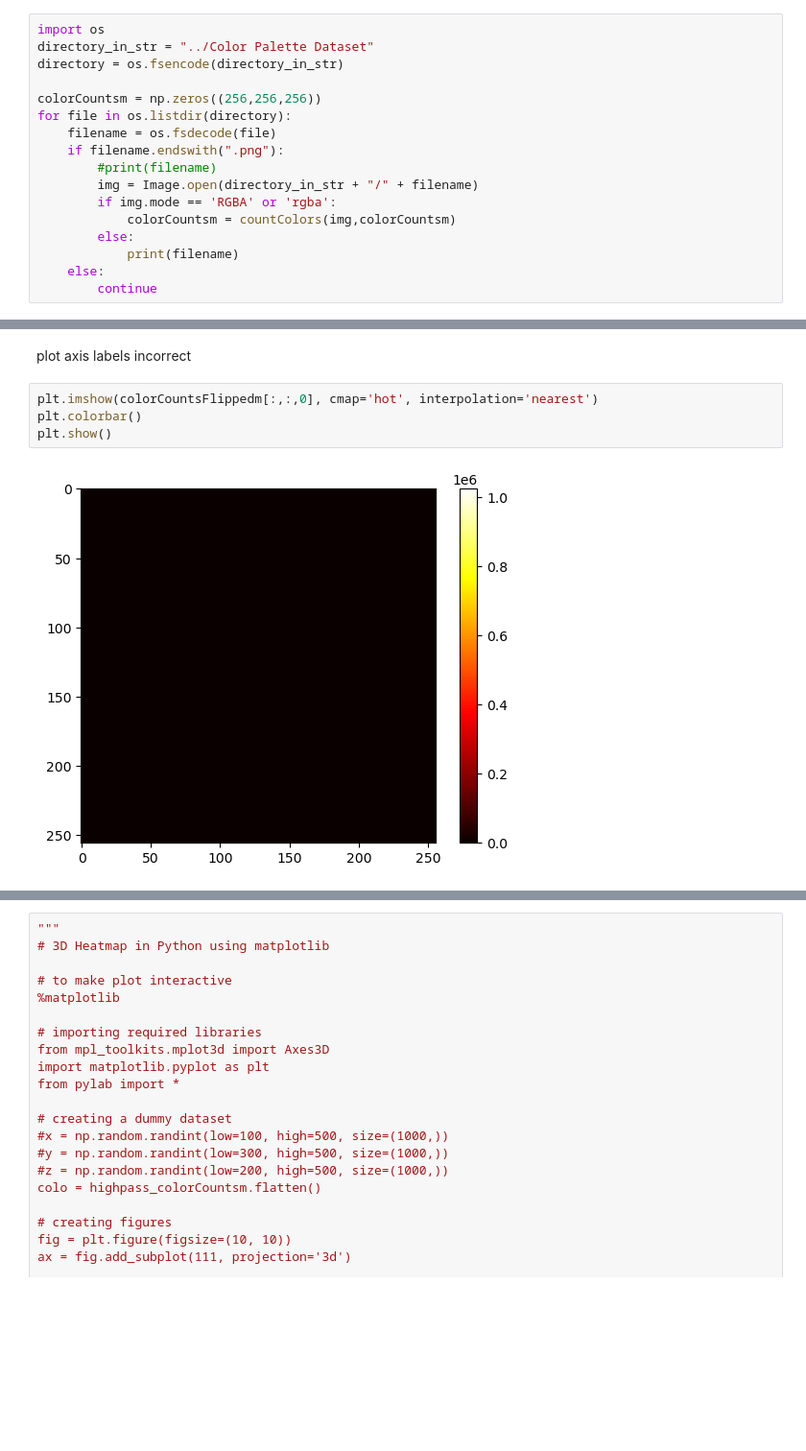
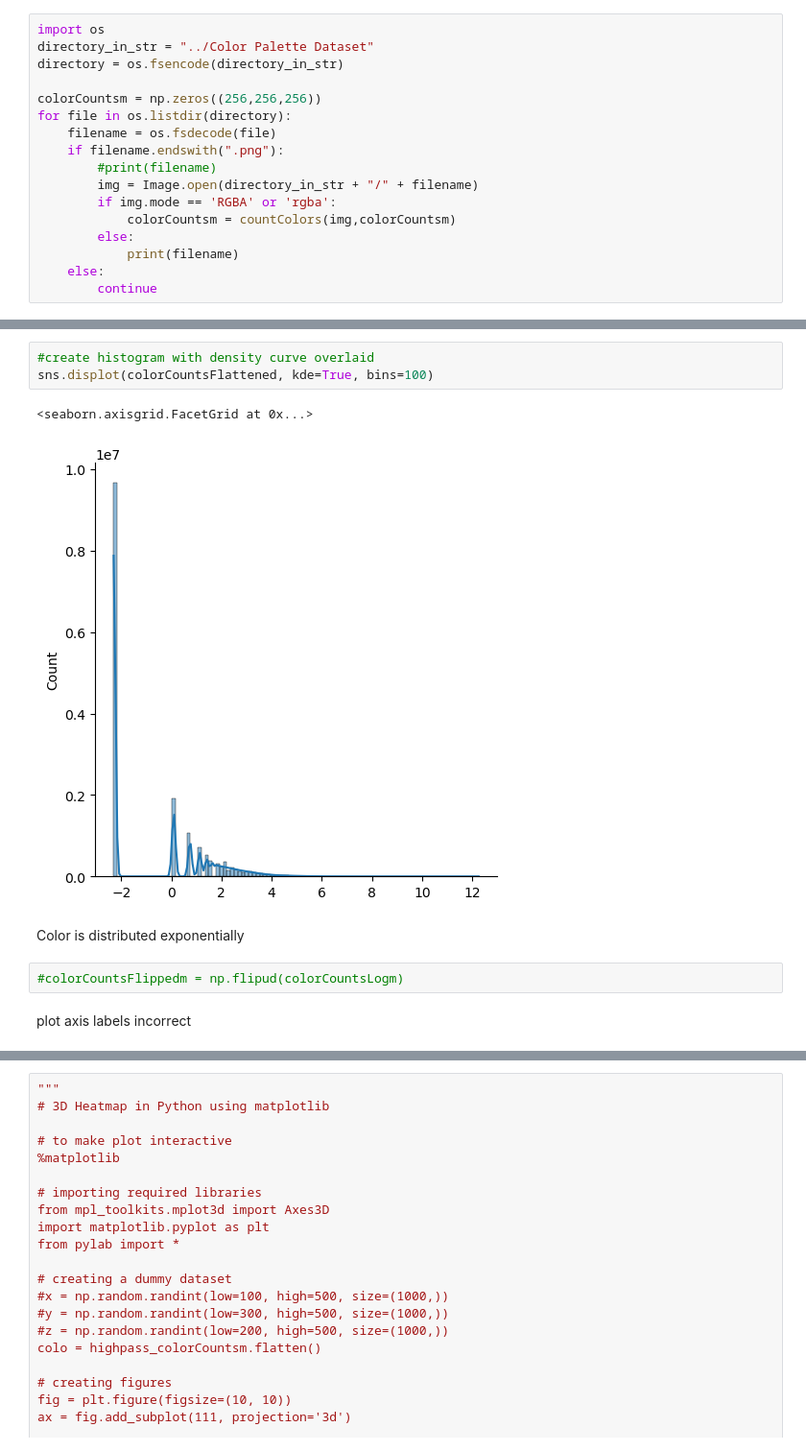
Before and after one commit to CoralCoveCreates/Chem-Game---Jellybean, a Jupyter notebook: Art/Python-Analytics/ColorPaletteAnalysis.ipynb, the cells around one changed output, grey strips where cells are left out. Shown at 96% size. Drawn from its saved outputs; the diff is of its cells as text; blank space fills up the shorter version.

```diff
--- a/Art/Python-Analytics/ColorPaletteAnalysis.ipynb
+++ b/Art/Python-Analytics/ColorPaletteAnalysis.ipynb
@@ -62,8 +109,12 @@ colorCountsFlippedm = np.flipud(colorCountsm)
+# %%
+#create histogram with density curve overlaid
+sns.displot(colorCountsFlattened, kde=True, bins=100)
+# %% [output]
+<seaborn.axisgrid.FacetGrid at 0x...>
+[figure, added]
+# %% [markdown]
+Color is distributed exponentially
+# %%
+#colorCountsFlippedm = np.flipud(colorCountsLogm)
 # %% [markdown]
 plot axis labels incorrect
-# %%
-plt.imshow(colorCountsFlippedm[:,:,0], cmap='hot', interpolation='nearest')
-plt.colorbar()
-plt.show()
-# %% [output]
-[figure, removed]
```
Also changed, not shown: parts of 82 cells of this notebook.
